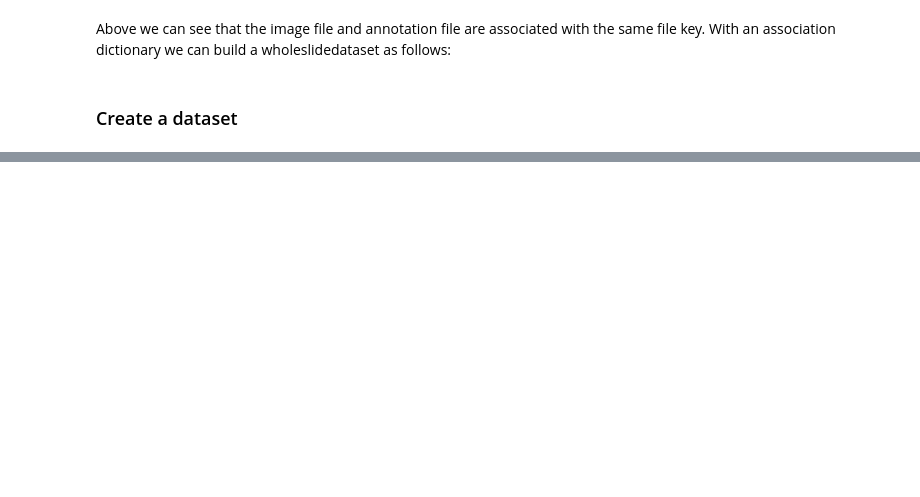
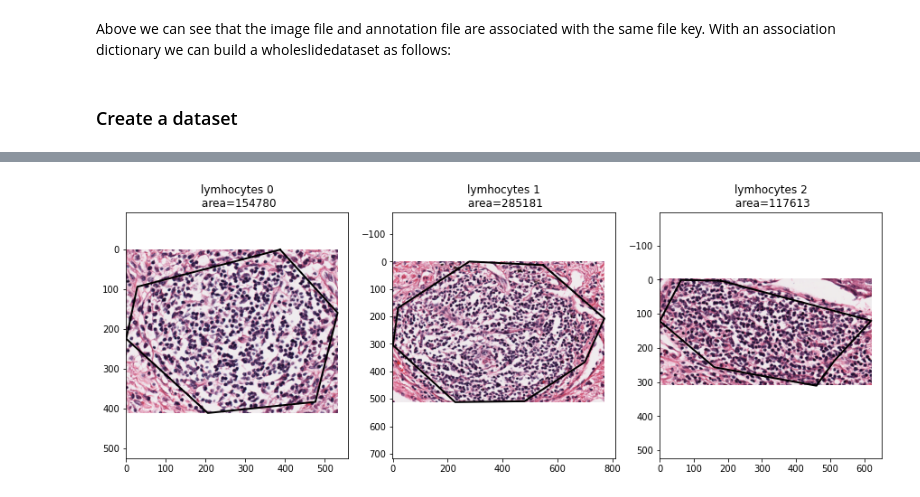
Before and after one commit to DIAGNijmegen/pathology-whole-slide-data, a Jupyter notebook: notebooks/03 - WholeSlideDataSet.ipynb, the cells around one changed output, grey strips where cells are left out. Saved outputs shown, nothing was run; the diff lists cells and outputs as text; code cells hidden in the pictures; blank space fills up the shorter version.

```diff
--- a/notebooks/03 - WholeSlideDataSet.ipynb
+++ b/notebooks/03 - WholeSlideDataSet.ipynb
@@ -57,14 +91,16 @@ for lymphocyte_reference in lymphocytes_references:
 # %%
 fig, ax = plt.subplots(1,len(lymphocytes_references), figsize=(15,5))
 for idx, lymphocyte_reference in enumerate(lymphocytes_references):
     # get the associated image
     image = dataset.get_image_from_reference(lymphocyte_reference)
     # get the polygon from the associated annotations
-    wsa = dataset.get_annotation_from_reference(lymphocyte_reference)
+    wsa = dataset.get_wsa_from_reference(lymphocyte_reference)
     lymphocytes_annotation = wsa.annotations[lymphocyte_reference.annotation_index]
 
     patch = image.get_annotation(lymphocytes_annotation, 0.5)
     ax[idx].imshow(patch)
     title = f'lymhocytes {idx}\n area={int(lymphocytes_annotation.area)}'
     annotation_utils.plot_annotations([lymphocytes_annotation], title=title, ax=ax[idx], use_base_coordinates=True)
 plt.show()
+# %% [output]
+[figure, added]
```
Also changed, not shown: parts of 5 cells of this notebook.
